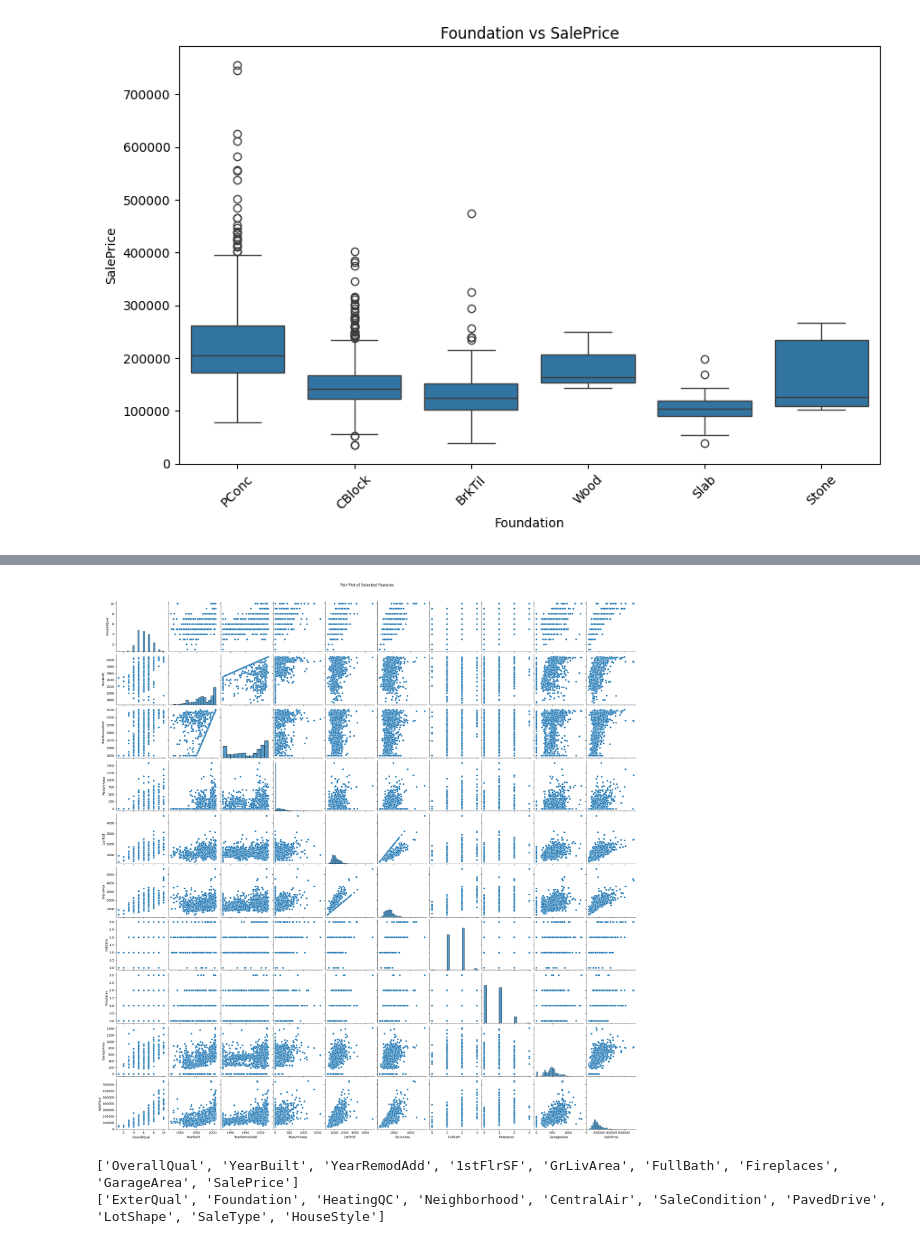
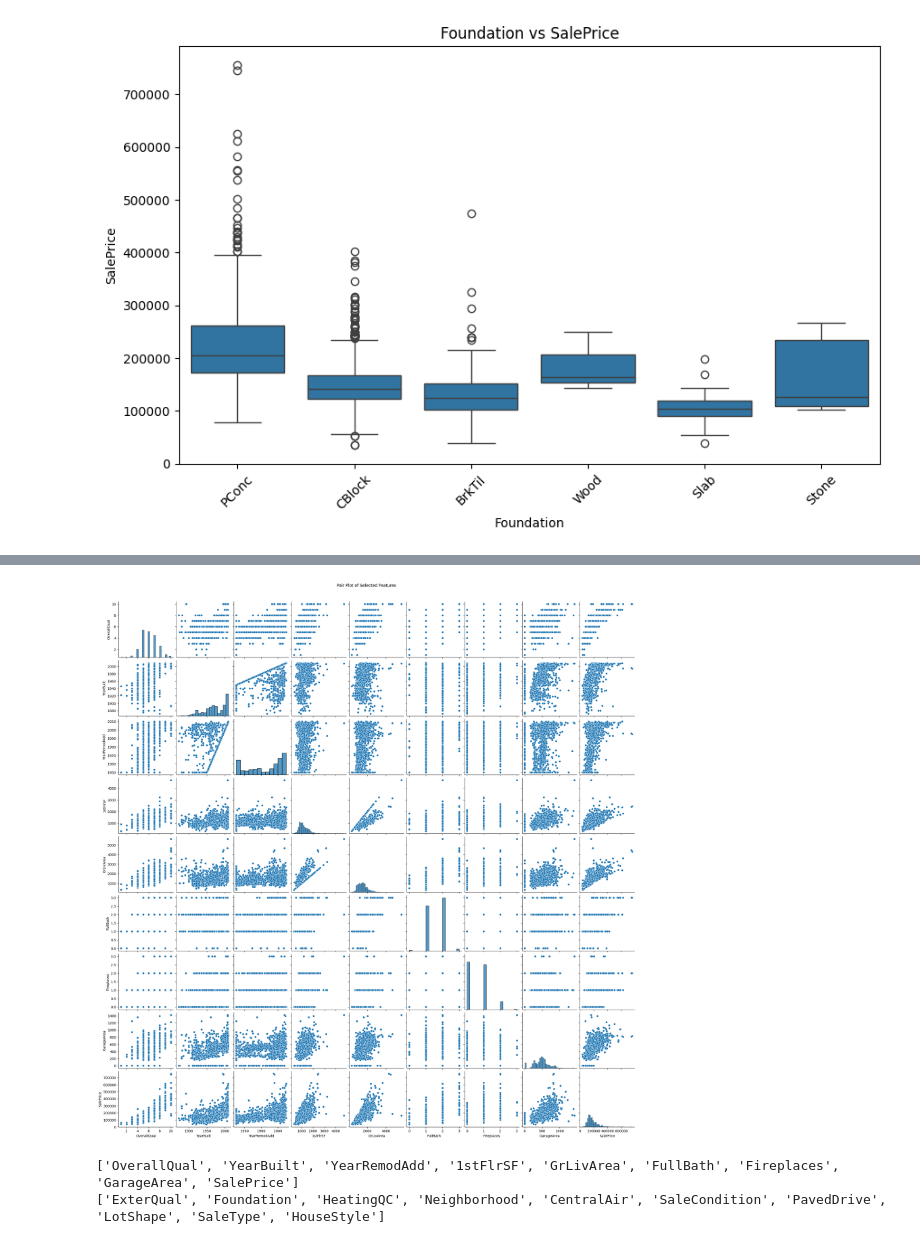
Before and after one commit to amanpreet60/Market_ml_system, a Jupyter notebook: index.ipynb, the cells around one changed output, grey strips where cells are left out. Cells and saved outputs as stored; diff of their text form; code cells hidden in the pictures.

```diff
--- a/index.ipynb
+++ b/index.ipynb
@@ -135,8 +169,8 @@ KeyError: "['MasVnrArea'] not in index"
 # %%
-selected_features = df[['OverallQual', 'YearBuilt', 'YearRemodAdd', 'MasVnrArea', '1stFlrSF', 'GrLivArea', 'FullBath', 'Fireplaces', 'GarageArea', 'SalePrice']]
+selected_features = df[['OverallQual', 'YearBuilt', 'YearRemodAdd', '1stFlrSF', 'GrLivArea', 'FullBath', 'Fireplaces', 'GarageArea', 'SalePrice']]
 heatmap_pairplot().generate_pairplot(selected_features)
 # %% [output]
-[figure, old version]
+[figure, new version]
 # %%
 #FEATURE ENGINEERING
 # %%
```
Also changed, not shown: parts of 17 cells of this notebook, 3 other files.
